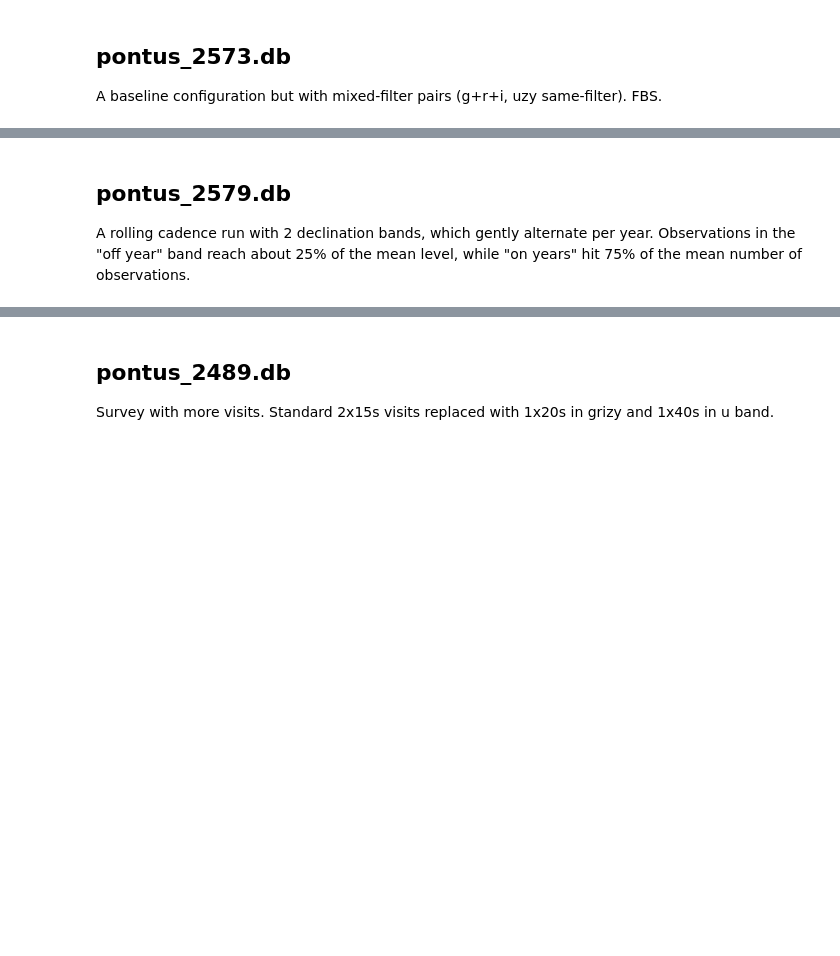
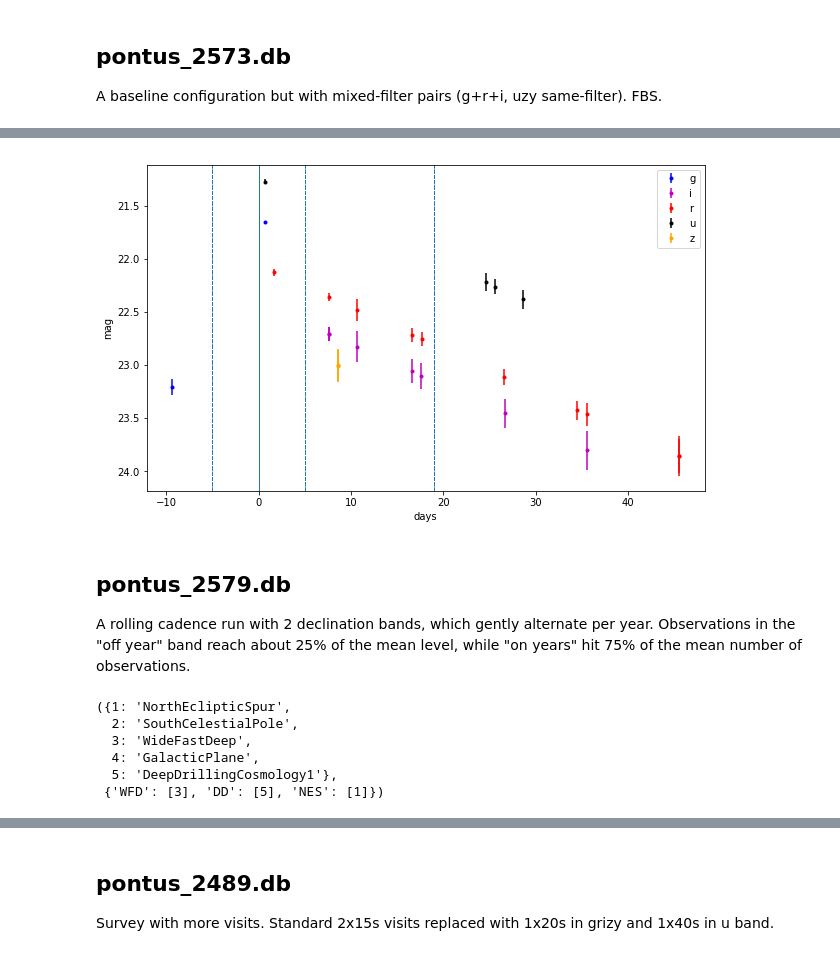
Before and after one commit to xiaolng/maf, a Jupyter notebook: TDEsDb.ipynb, the cells around one changed output, grey strips where cells are left out. Drawn from its saved outputs; the diff is of its cells as text; code cells hidden in the pictures; blank space fills up the shorter version.

```diff
--- a/TDEsDb.ipynb
+++ b/TDEsDb.ipynb
@@ -439,0 +523,19 @@ A baseline configuration but with mixed-filter pairs (g+r+i, uzy same-filter). F
+# %%
+## get light curve
+transmetric = TDEsMetricTest(asciifile=asciifile, mjdCol=mjdCol, m5Col=m5Col, filterCol=filterCol,
+                 detectSNR=detectSNR,
+                 epochStart=epochStart, peakEpoch=peakEpoch, nearPeakT=nearPeakT, nPhaseCheck=nPhaseCheck,
+                 nObsTotal= nObsTotal,nObsPrePeak=nObsPrePeak,
+                 nObsNearPeak=nObsNearPeak, nFiltersNearPeak=nFiltersNearPeak,
+                 nObsPostPeak=nObsPostPeak, nFiltersPostPeak=nFiltersPostPeak,
+                 dataout=True)
+# ra,dec of ipix
+ra = np.array([25.3125])
+dec = np.array([-19.47122])
+slicer = slicers.UserPointsSlicer(ra, dec)
+
+sqlconstraint = 'night<730 and proposalId=3'
+transmetricSky = metricBundles.MetricBundle(transmetric,slicer,sqlconstraint)
+
+group = metricBundles.MetricBundleGroup({'transmetricSky':transmetricSky}, opsdb_pontus_2573, outDir=outDir, resultsDb=resultsDb)
+group.runAll()
@@ -440,4 +551,30 @@ A baseline configuration but with mixed-filter pairs (g+r+i, uzy same-filter). F
+# %%
+# save file and plot light curve
+output_dict_list = transmetricSky.metricValues.data[0]
+df = pd.DataFrame(output_dict_list[0])
+
+df.to_csv('./opsdb/pontus_2573_lc.csv', index=False)
+
+# load from csv
+# df = pd.read_csv('./opsdb/pontus_2573_lc.csv')
+# %%
+# plot light curve
+# plotlc(df[ (df['lcAboveThresh'])], time_key='expMJD', mag_key='lcMags', filter_key='filters', err_key='lcMagsStd')
+
+plotlc(df[ (df['lcAboveThresh']) & (df['lcNumber']==5)], time_key='lcEpoch', mag_key='lcMags', filter_key='filters', err_key='lcMagsStd', peakEpoch=peakEpoch, nearPeakT=nearPeakT, postPeakT=postPeakT)
+# %% [output]
+[figure, added]
 # %% [markdown]
 ## pontus_2579.db
 
 A rolling cadence run with 2 declination bands, which gently alternate per year. Observations in the "off year" band reach about 25% of the mean level, while "on years" hit 75% of the mean number of observations.
+# %%
+opsdb_pontus_2579 = db.OpsimDatabase('pontus_2579.db')
+opsdb_pontus_2579.fetchPropInfo()
+# %% [output]
+({1: 'NorthEclipticSpur',
+  2: 'SouthCelestialPole',
+  3: 'WideFastDeep',
+  4: 'GalacticPlane',
+  5: 'DeepDrillingCosmology1'},
+ {'WFD': [3], 'DD': [5], 'NES': [1]})
```
Also changed, not shown: parts of 36 cells of this notebook.
